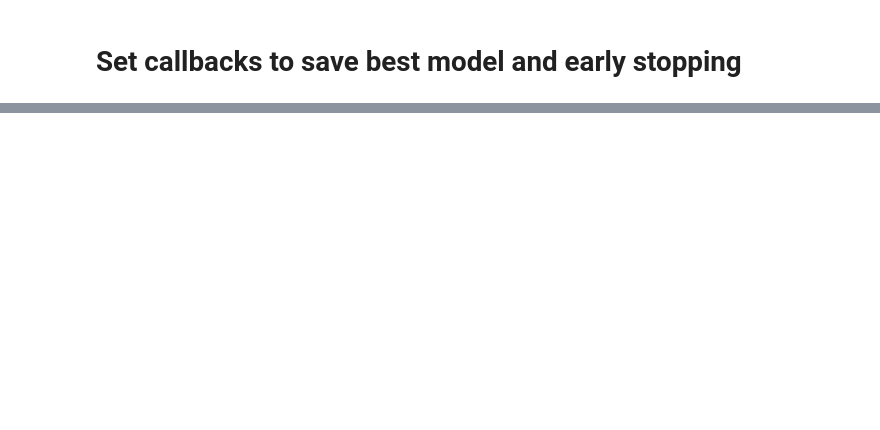
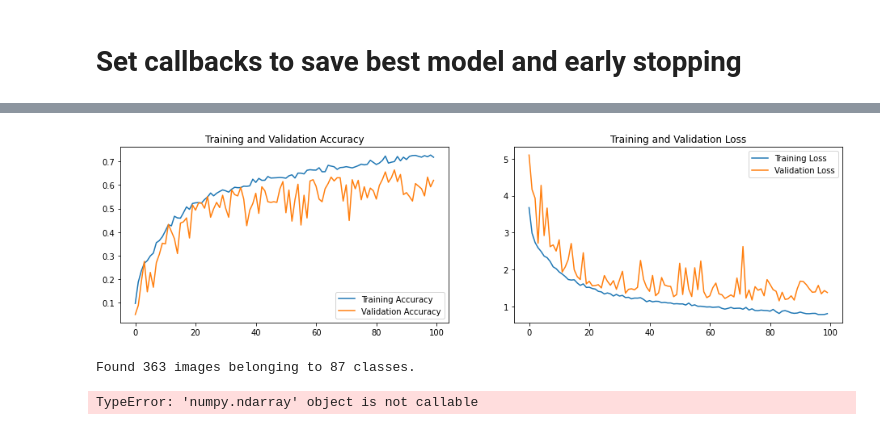
Before and after one commit to loremendez/Gemstones, a Jupyter notebook: Gemstones.ipynb, the cells around one changed output, grey strips where cells are left out. Drawn from its saved outputs; the diff is of its cells as text; code cells hidden in the pictures; blank space fills up the shorter version.

```diff
--- a/Gemstones.ipynb
+++ b/Gemstones.ipynb
@@ -264,7 +235,7 @@ def Resblock1D_v2(x, n_units, elu_alpha):
     out = tf.keras.layers.Add()([x,fx])
     return out
 
-def Custom_model(input_shape, n_calsses, elu_alpha):
+def Custom_model(input_shape, n_classes, elu_alpha):
 
     input_layer = tf.keras.layers.Input(shape=input_shape)
 
@@ -296,11 +267,11 @@ def Custom_model(input_shape, n_calsses, elu_alpha):
         x = Resblock1D_v2(x, n_units=dense_layer, elu_alpha=elu_alpha)
 
     # Output layer
-    x = tf.keras.layers.Dense(n_calsses)(x)
+    x = tf.keras.layers.Dense(n_classes)(x)
 
     return tf.keras.Model(inputs=input_layer, outputs=x, name='Custom_model')
 # %%
-model = Custom_model(input_shape, n_calsses, elu_alpha)
+model = Custom_model(list(input_shape)+[3], n_classes, elu_alpha)
 # %%
 model.summary()
 # %% [output]
@@ -354,11 +325,11 @@ callbacks.append(earlystopping_cb)
 # %%
 epochs=100
 history = model.fit(
-    train_data_gen,
-    steps_per_epoch=int(np.ceil(train_data_gen.n / float(BATCH_SIZE))),
+    train_data,
+    steps_per_epoch=int(np.ceil(train_data.n / float(BATCH_SIZE))),
     epochs=epochs,
-    validation_data=val_data_gen,
-    validation_steps=int(np.ceil(val_data_gen.n / float(BATCH_SIZE))),
+    validation_data=val_data,
+    validation_steps=int(np.ceil(val_data.n / float(BATCH_SIZE))),
     callbacks=callbacks
 )
 # %% [output]
@@ -366,0 +399,43 @@ KeyboardInterrupt:
+# %%
+acc = history.history['accuracy']
+val_acc = history.history['val_accuracy']
+
+loss = history.history['loss']
+val_loss = history.history['val_loss']
+
+epochs_range = range(epochs)
+
+plt.figure(figsize=(16, 4))
+plt.subplot(1, 2, 1)
+plt.plot(epochs_range, acc, label='Training Accuracy')
+plt.plot(epochs_range, val_acc, label='Validation Accuracy')
+plt.legend(loc='lower right')
+plt.title('Training and Validation Accuracy')
+
+plt.subplot(1, 2, 2)
+plt.plot(epochs_range, loss, label='Training Loss')
+plt.plot(epochs_range, val_loss, label='Validation Loss')
+plt.legend(loc='upper right')
+plt.title('Training and Validation Loss')
+plt.show()
+# %% [output]
+[figure, added]
+# %%
+val_data = image_gen.flow_from_directory(
+    directory=os.path.join(data_dir,'test'),
+    target_size=input_shape,
+    color_mode='rgb',
+    classes=None,
+    class_mode='categorical',
+    batch_size=BATCH_SIZE,
+    shuffle=False,
+    seed=seed,
+    save_to_dir=None,
+    save_prefix='',
+    save_format='png',
+    follow_links=False,
+    subset=None,
+    interpolation='nearest'
+)
+# %% [output]
+Found 363 images belonging to 87 classes.
@@ -366,0 +458,8 @@ KeyboardInterrupt:
+# %%
+confusion_matrix = confusion_matrix(classes_df.true_class.values,
+                                    classes_df.predicted_class.values,
+                                    labels=np.arange(87))
+
+confusion_matrix_norm = confusion_matrix / confusion_matrix.sum(axis=1)
+# %% [output]
+TypeError: 'numpy.ndarray' object is not callable
```
Also changed, not shown: parts of 39 cells of this notebook, 1 other file.
